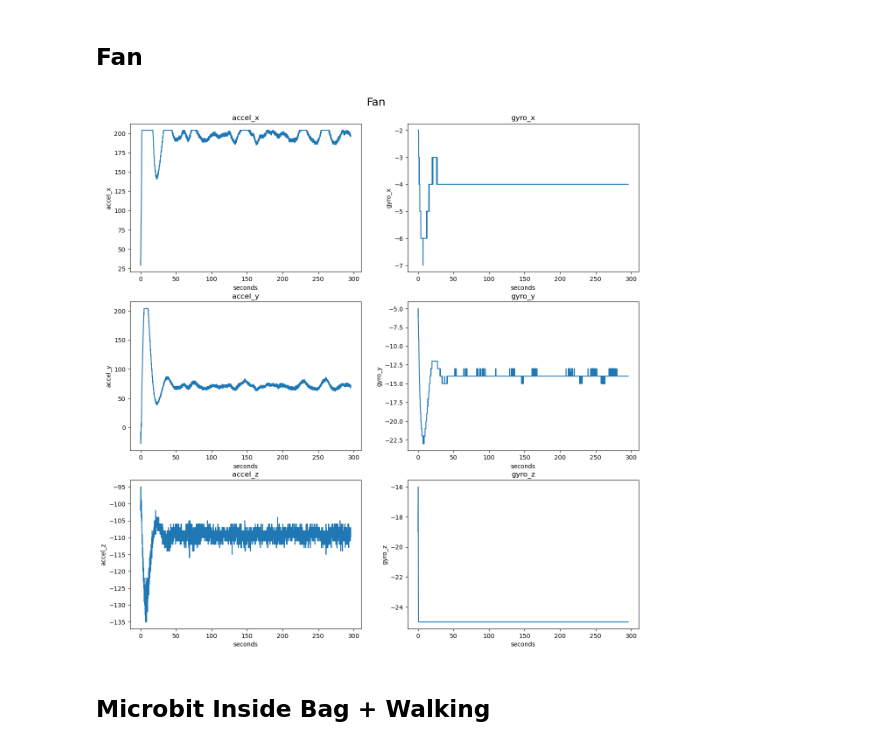
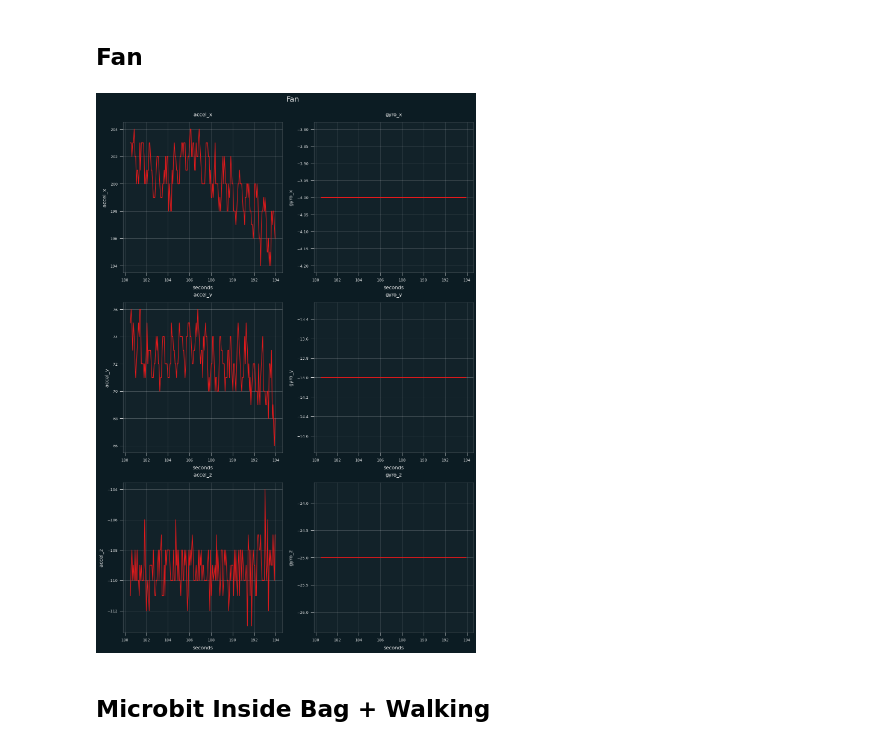
Before and after one commit to spencerkmarley/smu-is614-iot-step-tracker, a Jupyter notebook: notebooks/preprocessing.ipynb, the cells around one changed output. Drawn from its saved outputs; the diff is of its cells as text; code cells hidden in the pictures.

```diff
--- a/notebooks/preprocessing.ipynb
+++ b/notebooks/preprocessing.ipynb
@@ -13,6 +13,8 @@ from tsfresh.feature_selection.relevance import calculate_relevance_table
 from tsfresh import extract_features, feature_extraction
 from scipy.signal import savgol_filter, medfilt
 from scipy import fftpack
+
+plt.style.use("../misc/base.mplstyle")
 # %% [markdown]
 ## Connect to AWS Athena and query data
 # %%
@@ -67,5 +67,5 @@ name = [
 # %%
-fig = plt.figure(figsize=(15,15))
+fig = plt.figure(figsize=(15,22))
 
 for idx, item in enumerate(cols):
 
@@ -88,7 +88,7 @@ for idx, item in enumerate(cols):
 # %% [markdown]
 ## Non-Walking
 # %%
-fig = plt.figure(figsize=(15,15))
+fig = plt.figure(figsize=(15,22))
 
 for idx, item in enumerate(cols):
 
@@ -101,16 +101,16 @@ for idx, item in enumerate(cols):
 # %% [markdown]
 ## Fan
 # %%
-fig = plt.figure(figsize=(15,15))
+fig = plt.figure(figsize=(15,22))
 
 for idx, item in enumerate(cols):
 
     ax = fig.add_subplot(3, 2, idx + 1)
     ax.set_title(item)
-    sns.lineplot(data=df.query("uuid == 'songhan_fan_1'"), x='seconds', y=item, ax=ax)
+    sns.lineplot(data=df.query("uuid == 'songhan_fan_1'")[:200], x='seconds', y=item, ax=ax)
     plt.suptitle("Fan", y=0.92, fontsize=18)
 # %% [output]
-[figure, old version]
+[figure, new version]
 # %% [markdown]
 ## Microbit Inside Bag + Walking
 # %%
```
Also changed, not shown: parts of 51 cells of this notebook, 4 other files.
